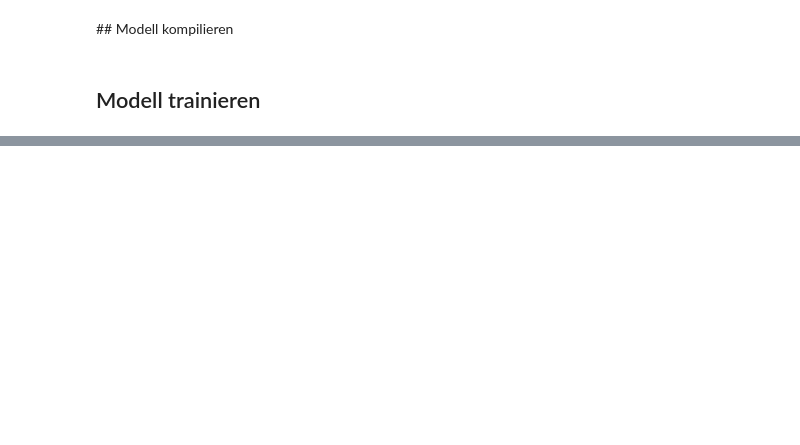
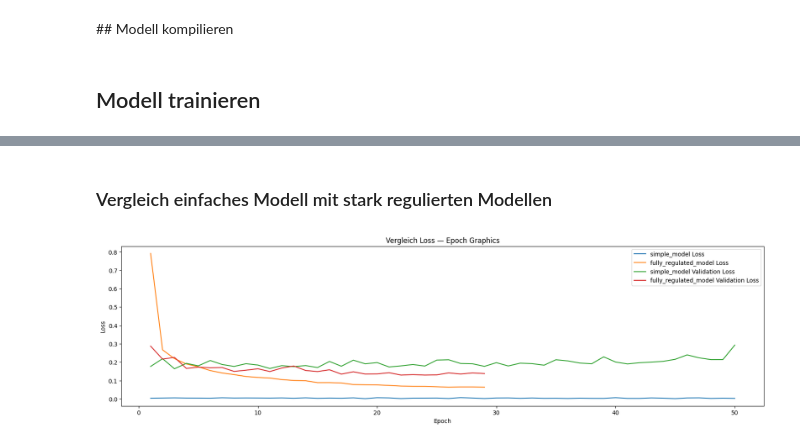
Before and after one commit to yhutter-dv/fhgr-dl, a Jupyter notebook: notebooks/MNIST Regularisierung.ipynb, the cells around one changed output, grey strips where cells are left out. Drawn from its saved outputs; the diff is of its cells as text; code cells hidden in the pictures; blank space fills up the shorter version.

```diff
--- a/notebooks/MNIST Regularisierung.ipynb
+++ b/notebooks/MNIST Regularisierung.ipynb
@@ -246,0 +105,17 @@ Modell Genauigkeit
+# %%
+fully_regularized_model = tf.keras.models.Sequential()
+fully_regularized_model.name="fully_regulated_model"
+
+fully_regularized_model.add(tf.keras.layers.Dense(256, activation='relu', input_shape=(28*28,)))
+fully_regularized_model.add(tf.keras.layers.BatchNormalization())
+fully_regularized_model.add(tf.keras.layers.Dense(64, activation='relu'))
+fully_regularized_model.add(tf.keras.layers.BatchNormalization())
+fully_regularized_model.add(tf.keras.layers.Dense(32, activation='relu', kernel_regularizer='l1'))
+fully_regularized_model.add(tf.keras.layers.BatchNormalization())
+fully_regularized_model.add(tf.keras.layers.Dense(10, activation='softmax'))
+
+fully_regularized_model.compile(loss='categorical_crossentropy', optimizer='adam', metrics=['accuracy'])
+
+callback2 = tf.keras.callbacks.EarlyStopping(monitor='loss', patience=3)
+# %%
+hist3 = fully_regularized_model.fit(x_train, y_train, batch_size=32, epochs=50, validation_split=0.2, callbacks=[callback2])
@@ -246,0 +179,19 @@ Modell Genauigkeit
+# %% [markdown]
+### Vergleich einfaches Modell mit stark regulierten Modellen
+# %%
+figure3 = plt.figure()
+figure3.set_size_inches((20, 5))
+plt.title('Vergleich Loss — Epoch Graphics')
+plt.xlabel('Epoch')
+plt.ylabel('Loss')
+
+plt.plot(range(1, len(hist1.history['loss']) + 1), hist1.history['loss'], label=f'{simple_model.name} Loss')
+plt.plot(range(1, len(hist3.history['loss']) + 1), hist3.history['loss'], label=f'{fully_regularized_model.name} Loss')
+
+plt.plot(range(1, len(hist1.history['val_loss']) + 1), hist1.history['val_loss'], label=f'{simple_model.name} Validation Loss')
+plt.plot(range(1, len(hist3.history['val_loss']) + 1), hist3.history['val_loss'], label=f'{fully_regularized_model.name} Validation Loss')
+
+plt.legend()
+plt.show()
+# %% [output]
+[figure, added]
```
Also changed, not shown: parts of 40 cells of this notebook, 4 other files.
